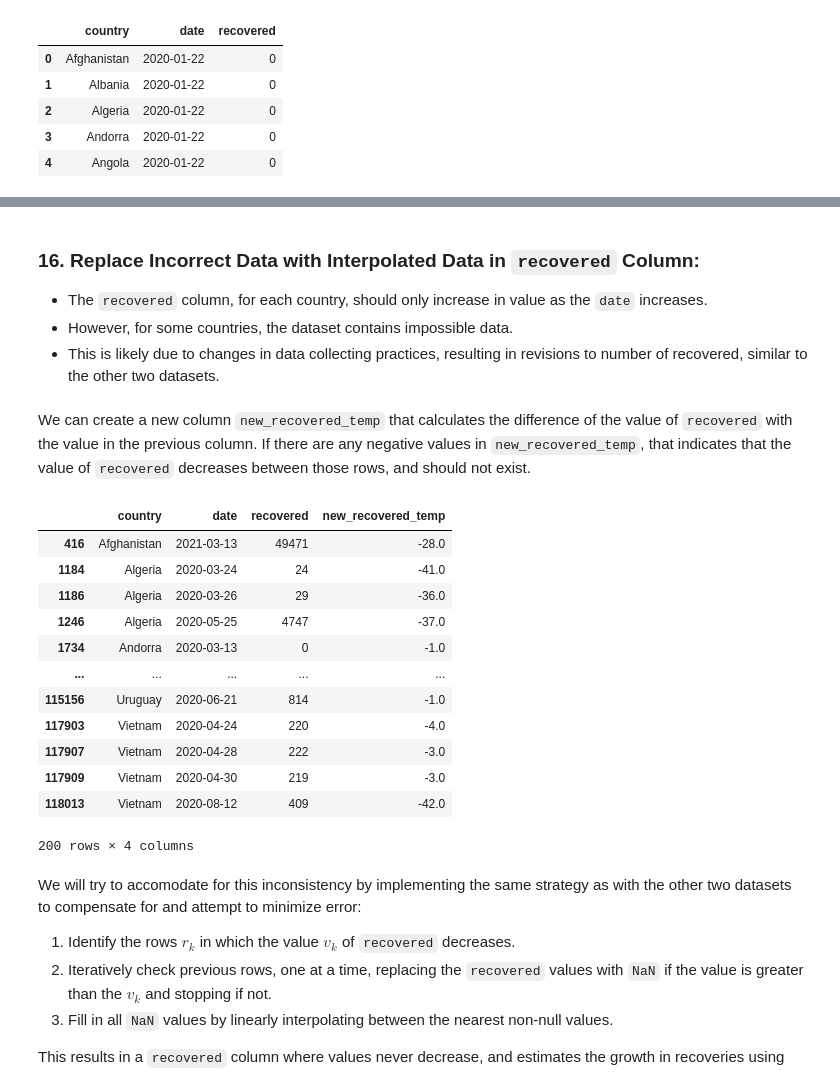
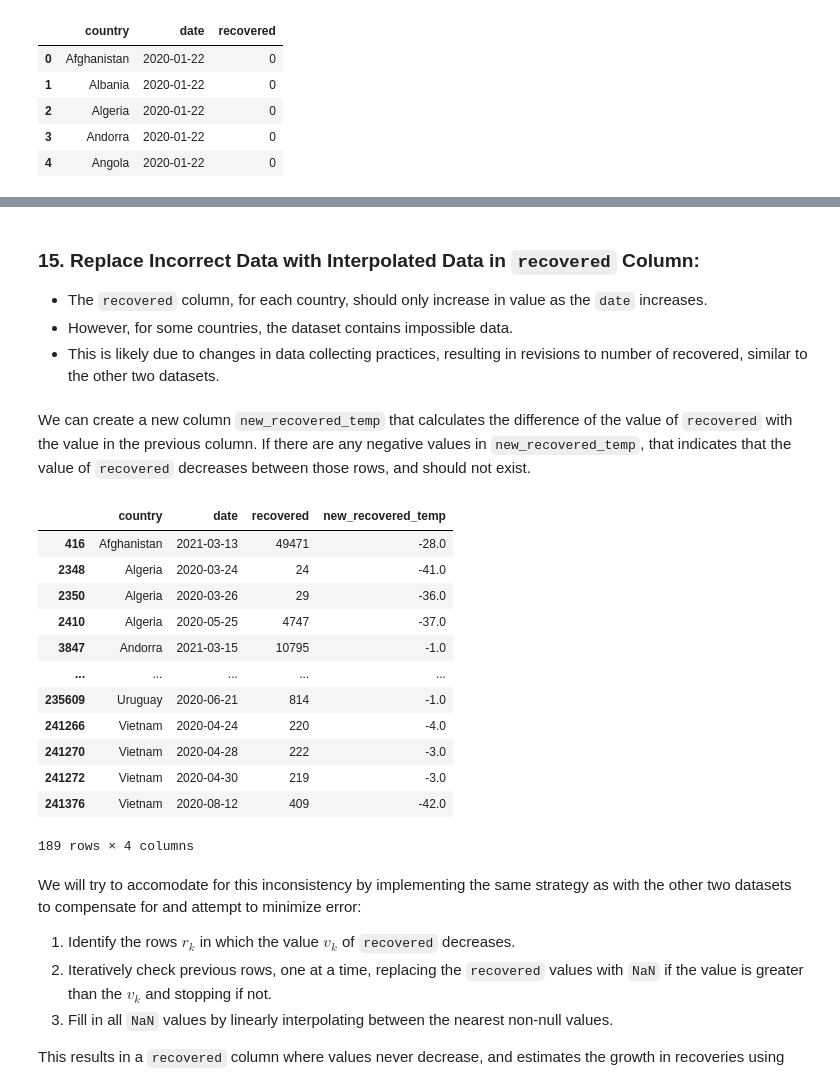
Before and after one commit to jamesinjune/COVID_19_Across_the_World, a Jupyter notebook: notebooks/COVID19_Datasets_Cleaning.ipynb, the cells around one changed output, grey strips where cells are left out. Saved outputs shown, nothing was run; the diff lists cells and outputs as text; code cells hidden in the pictures.

```diff
--- a/notebooks/COVID19_Datasets_Cleaning.ipynb
+++ b/notebooks/COVID19_Datasets_Cleaning.ipynb
@@ -1160,4 +1123,5 @@ df_recovered
 # %%
+df_recovered = df_recovered_csv.copy()
 df_recovered['Country/Region'] = df_recovered['Country/Region'].str.strip()
 df_recovered['Province/State'] = df_recovered['Province/State'].str.strip()
 # %% [markdown]
@@ -1462,0 +1429,11 @@ df_recovered_standardized
+# %%
+# Check and drop rows where recovered <= 0 and cummax > 0 for missing values
+def filter_missing(group):
+    group['has_positive_before'] = group['recovered'].cummax() > 0
+    # Filter out rows of 0s where previous rows were non-zero
+    filtered_group = group[~((group['recovered'] <= 0) & (group['has_positive_before']))]
+    return filtered_group.drop(columns=['has_positive_before'])
+
+# Apply the filtering function to each group
+df_recovered_trimmed = df_recovered_standardized.groupby('country', group_keys=False).apply(filter_missing)
+df_recovered_trimmed.tail(10)
@@ -1463,5 +1452,5 @@ df_recovered_standardized
 # %% [markdown]
-### 16. Replace Incorrect Data with Interpolated Data in `recovered` Column:
+### 15. Replace Incorrect Data with Interpolated Data in `recovered` Column:
 - The `recovered` column, for each country, should only increase in value as the `date` increases.
 - However, for some countries, the dataset contains impossible data.
 - This is likely due to changes in data collecting practices, resulting in revisions to number of recovered, similar to the other two datasets.
@@ -1469,30 +1458,30 @@ df_recovered_standardized
 We can create a new column `new_recovered_temp` that calculates the difference of the value of `recovered` with the value in the previous column. If there are any negative values in `new_recovered_temp`, that indicates that the value of `recovered` decreases between those rows, and should not exist.
 # %%
 # Create copy of DataFrame to check for incorrect values
-df_recovered_temp = df_recovered_standardized.copy()
+df_recovered_temp = df_recovered_trimmed.copy()
 
 # Calculate number of new recoveries each day within each country
 df_recovered_temp['new_recovered_temp'] = df_recovered_temp.groupby('country')['recovered'].apply(diff_within_group).values
 
 # Replace NaN values with 0
 df_recovered_temp['new_recovered_temp'] = df_recovered_temp['new_recovered_temp'].fillna(value=0)
 
 # Check for negative values in new_recovered_temp
 df_recovered_temp[df_recovered_temp['new_recovered_temp'] < 0]
 # %% [output]
 |  | country | date | recovered | new_recovered_temp |
 | 416 | Afghanistan | 2021-03-13 | 49471 | -28.0 |
-| 1184 | Algeria | 2020-03-24 | 24 | -41.0 |
-| 1186 | Algeria | 2020-03-26 | 29 | -36.0 |
-| 1246 | Algeria | 2020-05-25 | 4747 | -37.0 |
-| 1734 | Andorra | 2020-03-13 | 0 | -1.0 |
+| 2348 | Algeria | 2020-03-24 | 24 | -41.0 |
+| 2350 | Algeria | 2020-03-26 | 29 | -36.0 |
+| 2410 | Algeria | 2020-05-25 | 4747 | -37.0 |
+| 3847 | Andorra | 2021-03-15 | 10795 | -1.0 |
 | ... | ... | ... | ... | ... |
-| 115156 | Uruguay | 2020-06-21 | 814 | -1.0 |
-| 117903 | Vietnam | 2020-04-24 | 220 | -4.0 |
-| 117907 | Vietnam | 2020-04-28 | 222 | -3.0 |
-| 117909 | Vietnam | 2020-04-30 | 219 | -3.0 |
-| 118013 | Vietnam | 2020-08-12 | 409 | -42.0 |
+| 235609 | Uruguay | 2020-06-21 | 814 | -1.0 |
+| 241266 | Vietnam | 2020-04-24 | 220 | -4.0 |
+| 241270 | Vietnam | 2020-04-28 | 222 | -3.0 |
+| 241272 | Vietnam | 2020-04-30 | 219 | -3.0 |
+| 241376 | Vietnam | 2020-08-12 | 409 | -42.0 |
-200 rows × 4 columns
+189 rows × 4 columns
 # %% [markdown]
 We will try to accomodate for this inconsistency by implementing the same strategy as with the other two datasets to compensate for and attempt to minimize error:
 1. Identify the rows $r_k$ in which the value $v_k$ of `recovered` decreases.
```
Also changed, not shown: parts of 34 cells of this notebook.
